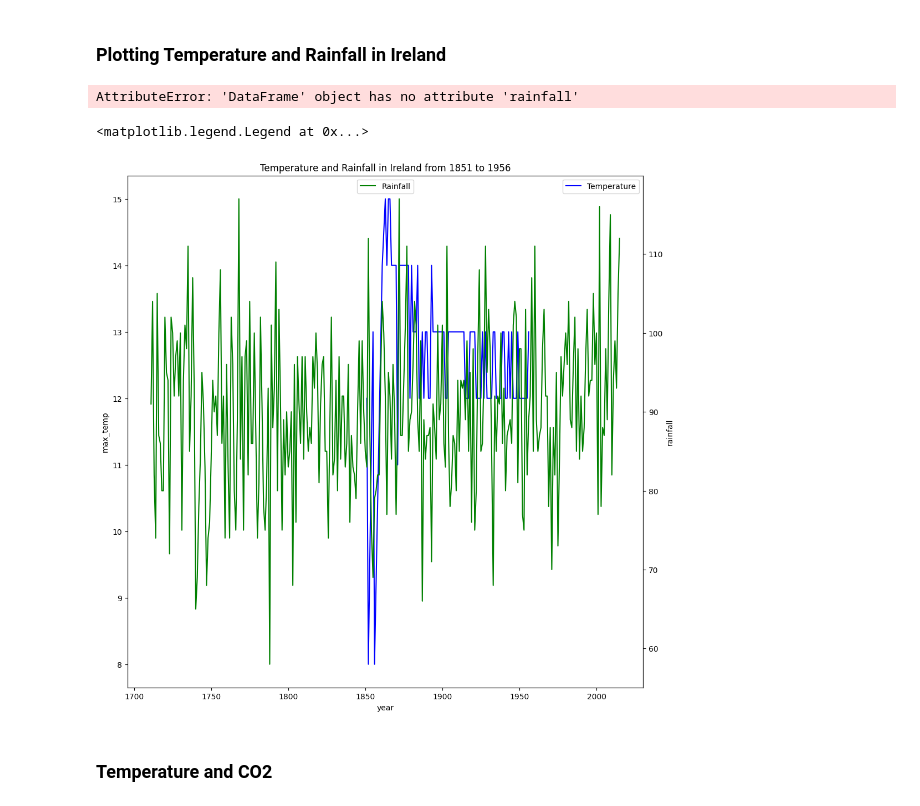
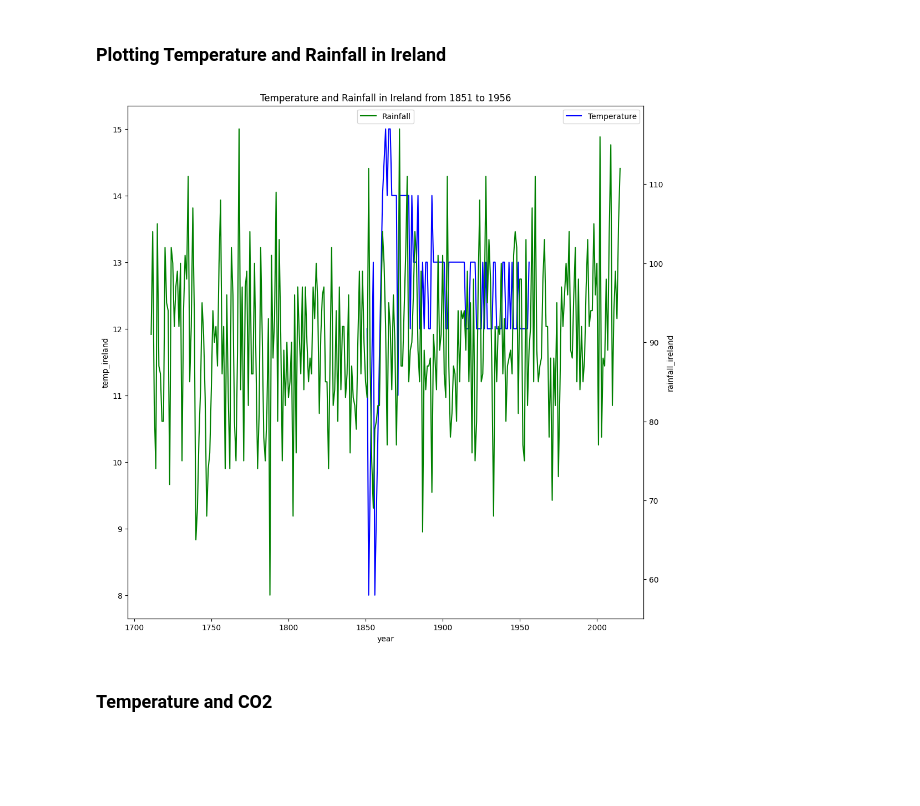
Before and after one commit to rachel-king4/PfDA_Assignment_2, a Jupyter notebook: pfda_assignment_2.ipynb, the cells around one changed output. Saved outputs shown, nothing was run; the diff lists cells and outputs as text; code cells hidden in the pictures; blank space fills up the shorter version.

```diff
--- a/pfda_assignment_2.ipynb
+++ b/pfda_assignment_2.ipynb
@@ -177,20 +179,17 @@ ireland_temp.to_csv("ireland_temp.csv", encoding='utf-8', index=False)
 years_rainfall = list(range(1711, 2016));
 
 ireland_rainfall = pd.DataFrame({'year': years_rainfall, 'rainfall_ireland': ireland_rainfall_mean})
-ireland_rainfall.rainfall = ireland_rainfall.rainfall.round()
+ireland_rainfall.rainfall_ireland = ireland_rainfall.rainfall_ireland.round()
 ireland_rainfall.to_csv("ireland_rainfall.csv", encoding='utf-8', index=False)
-# %% [output]
-AttributeError: 'DataFrame' object has no attribute 'rainfall'
 # %%
 fig, ax = plt.subplots(figsize=(12,12))
-sns.lineplot(x="year", y="max_temp", data=ireland_temp, color="b", label="Temperature")
+sns.lineplot(x="year", y="temp_ireland", data=ireland_temp, color="b", label="Temperature")
 ax2 = plt.twinx()
-sns.lineplot(x="year", y="rainfall", data=ireland_rainfall, color="g", ax=ax2, label="Rainfall")
+sns.lineplot(x="year", y="rainfall_ireland", data=ireland_rainfall, color="g", ax=ax2, label="Rainfall")
 plt.title("Temperature and Rainfall in Ireland from 1851 to 1956")
-plt.legend(loc='upper center')
+plt.legend(loc='upper center');
 # %% [output]
-<matplotlib.legend.Legend at 0x...>
-[figure, old version]
+[figure, new version]
 # %% [markdown]
 ### Temperature and CO2
 # %%
```
Also changed, not shown: parts of 5 cells of this notebook, 10 other files.
